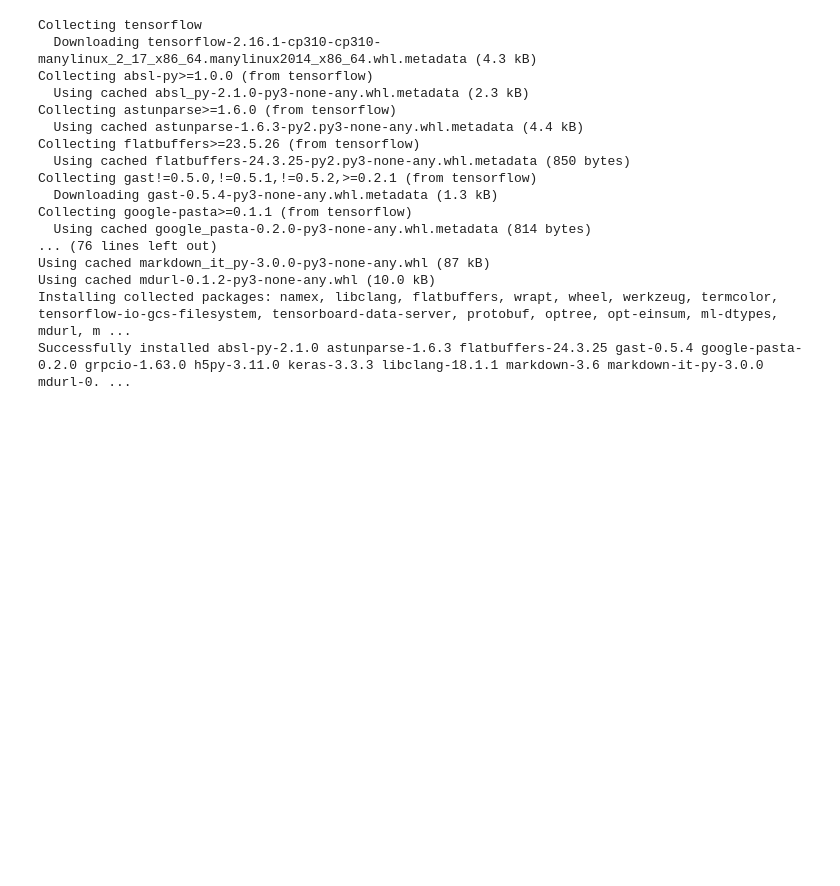
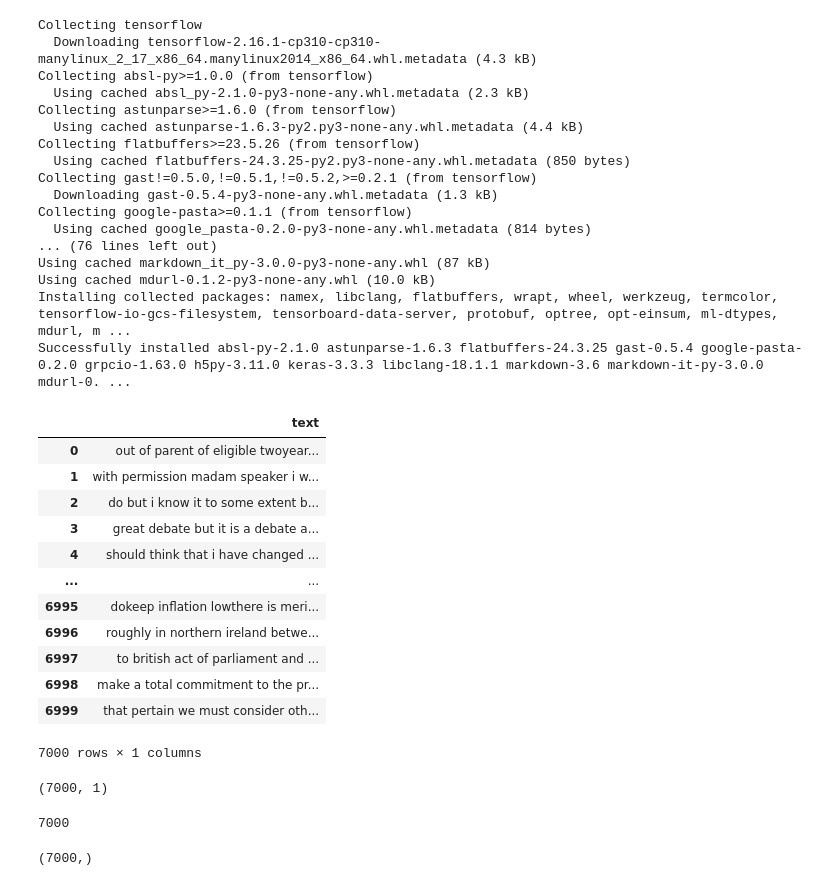
Before and after one commit to szaboildi/uk-pol-speech-classifier, a Jupyter notebook: notebooks/THL_model_lstm.ipynb, the cells around one changed output. Drawn from its saved outputs; the diff is of its cells as text; code cells hidden in the pictures; blank space fills up the shorter version.

```diff
--- a/notebooks/THL_model_lstm.ipynb
+++ b/notebooks/THL_model_lstm.ipynb
@@ -29 +72,24 @@ from tensorflow.keras.layers import Embedding, SimpleRNN, LSTM, Dense
 from tensorflow.keras.callbacks import EarlyStopping, ReduceLROnPlateau, ModelCheckpoint
+# %%
+X = pd.read_csv("/home/hailinh/code/szaboildi/uk-pol-speech-classifier/processed_data/features_1000sample_400min_600cutoff.csv")
+y = pd.read_csv("/home/hailinh/code/szaboildi/uk-pol-speech-classifier/processed_data/target_1000sample_400min_600cutoff.csv")
+# %%
+X
+# %% [output]
+|  | text |
+| 0 | out of parent of eligible twoyear... |
+| 1 | with permission madam speaker i w... |
+| 2 | do but i know it to some extent b... |
+| 3 | great debate but it is a debate a... |
+| 4 | should think that i have changed ... |
+| ... | ... |
+| 6995 | dokeep inflation lowthere is meri... |
+| 6996 | roughly in northern ireland betwe... |
+| 6997 | to british act of parliament and ... |
+| 6998 | make a total commitment to the pr... |
+| 6999 | that pertain we must consider oth... |
+7000 rows × 1 columns
+# %%
+X.shape
+# %% [output]
+(7000, 1)
@@ -29,0 +106,10 @@ from tensorflow.keras.callbacks import EarlyStopping, ReduceLROnPlateau, ModelCh
+# %%
+len(tokenized_texts)
+# %% [output]
+7000
+# %%
+X_tokenized = pd.DataFrame({'tokenized_text': tokenized_texts})
+X_tokenized = X_tokenized["tokenized_text"]
+X_tokenized.shape
+# %% [output]
+(7000,)
```
Also changed, not shown: parts of 42 cells of this notebook, 3 other files.
